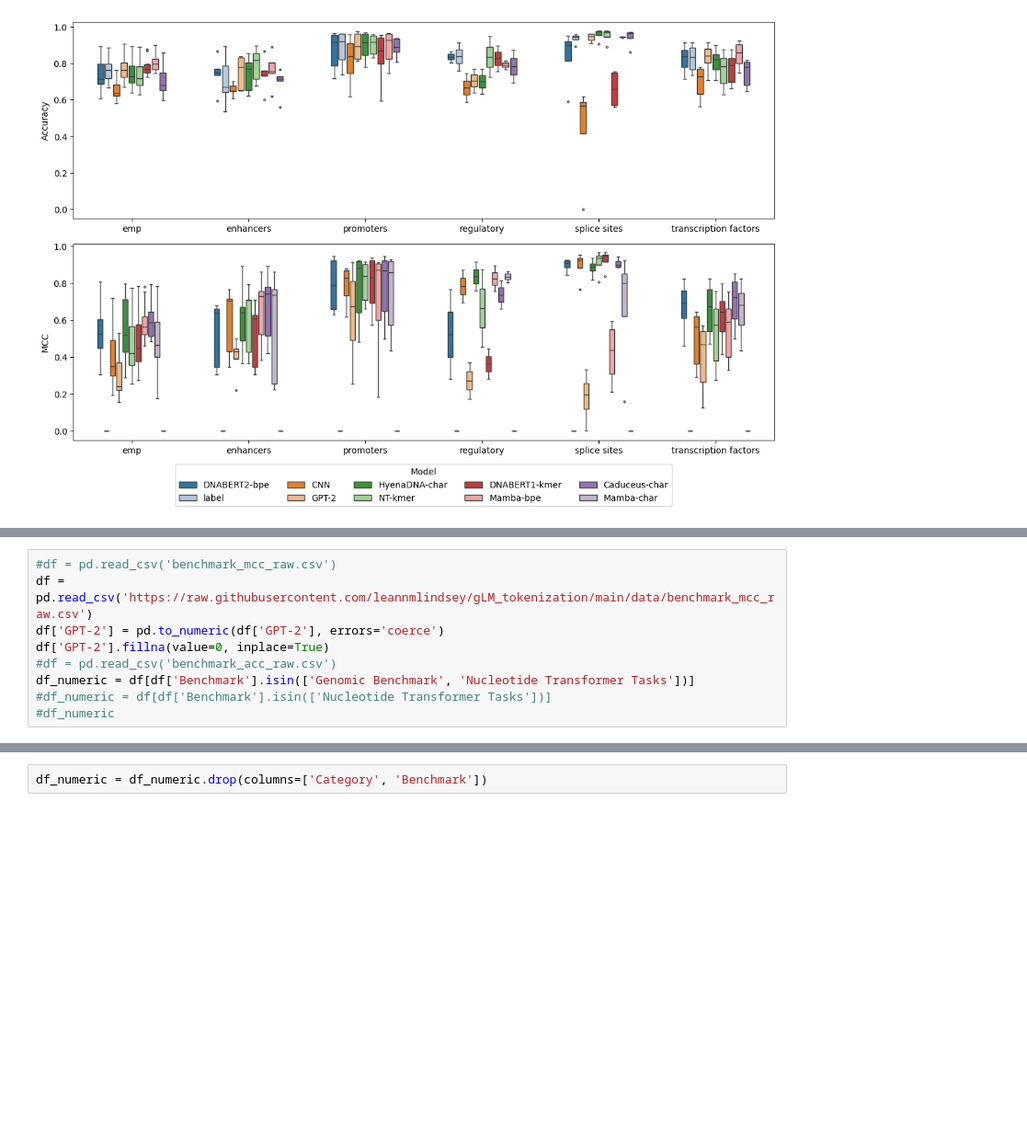
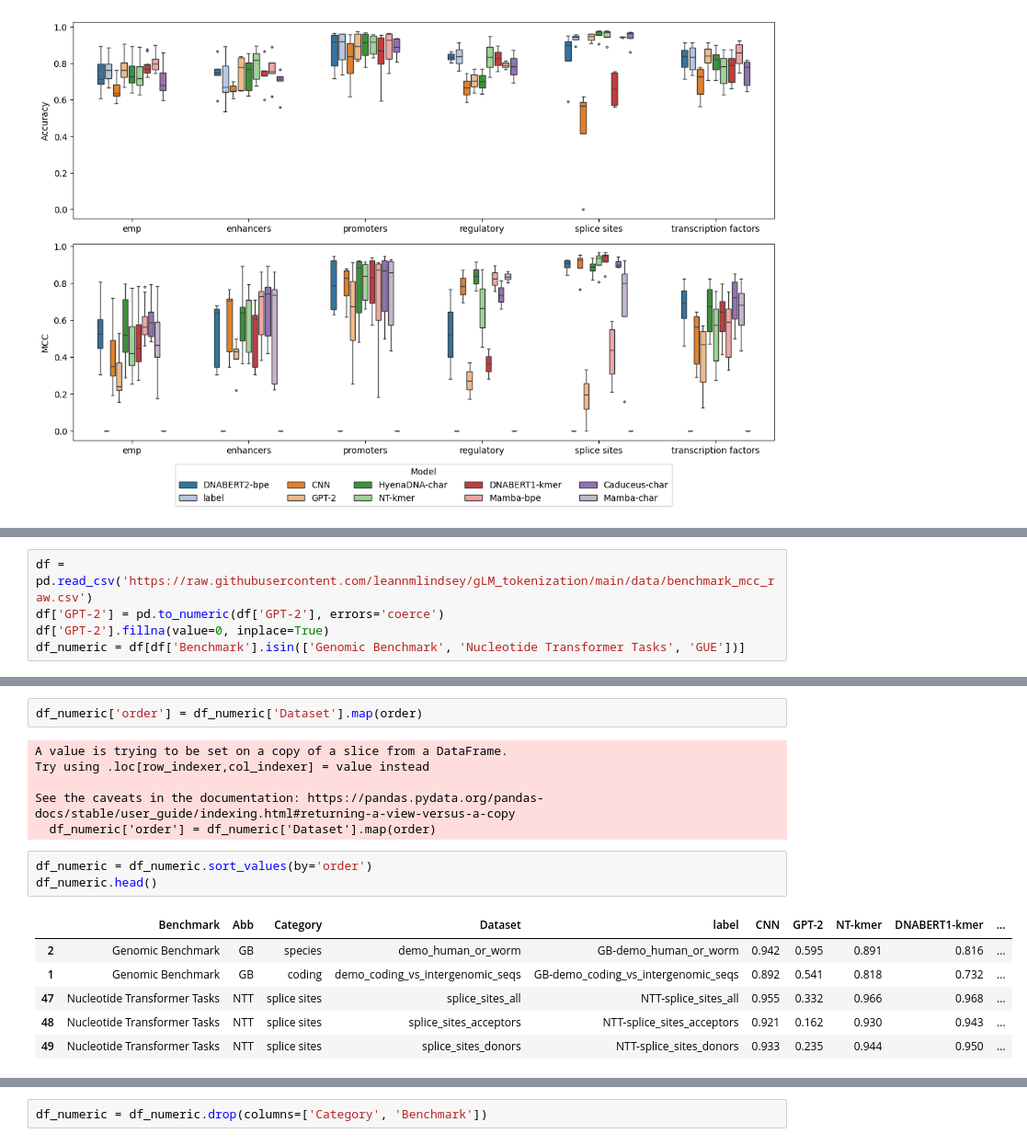
Before and after one commit to leannmlindsey/gLM_tokenization, a Jupyter notebook: TokenizationFINALFigures.ipynb, the cells around one changed output, grey strips where cells are left out. Shown at 92% size. Drawn from its saved outputs; the diff is of its cells as text; blank space fills up the shorter version.

```diff
--- a/TokenizationFINALFigures.ipynb
+++ b/TokenizationFINALFigures.ipynb
@@ -288,9 +288,5 @@ WARNING:matplotlib.backends.backend_ps:The PostScript backend does not support t
 # %%
-#df = pd.read_csv('benchmark_mcc_raw.csv')
 df = pd.read_csv('https://raw.githubusercontent.com/leannmlindsey/gLM_tokenization/main/data/benchmark_mcc_raw.csv')
 df['GPT-2'] = pd.to_numeric(df['GPT-2'], errors='coerce')
 df['GPT-2'].fillna(value=0, inplace=True)
-#df = pd.read_csv('benchmark_acc_raw.csv')
-df_numeric = df[df['Benchmark'].isin(['Genomic Benchmark', 'Nucleotide Transformer Tasks'])]
-#df_numeric = df[df['Benchmark'].isin(['Nucleotide Transformer Tasks'])]
-#df_numeric
+df_numeric = df[df['Benchmark'].isin(['Genomic Benchmark', 'Nucleotide Transformer Tasks', 'GUE'])]
@@ -297 +338,19 @@ df_numeric = df[df['Benchmark'].isin(['Genomic Benchmark', 'Nucleotide Transform
+# %%
+df_numeric['order'] = df_numeric['Dataset'].map(order)
+# %% [output]
+A value is trying to be set on a copy of a slice from a DataFrame.
+Try using .loc[row_indexer,col_indexer] = value instead
+
+See the caveats in the documentation: https://pandas.pydata.org/pandas-docs/stable/user_guide/indexing.html#returning-a-view-versus-a-copy
+  df_numeric['order'] = df_numeric['Dataset'].map(order)
+# %%
+df_numeric = df_numeric.sort_values(by='order')
+df_numeric.head()
+# %% [output]
+|  | Benchmark | Abb | Category | Dataset | label | CNN | GPT-2 | NT-kmer | DNABERT1-kmer | ... |
+| 2 | Genomic Benchmark | GB | species | demo_human_or_worm | GB-demo_human_or_worm | 0.942 | 0.595 | 0.891 | 0.816 | ... |
+| 1 | Genomic Benchmark | GB | coding | demo_coding_vs_intergenomic_seqs | GB-demo_coding_vs_intergenomic_seqs | 0.892 | 0.541 | 0.818 | 0.732 | ... |
+| 47 | Nucleotide Transformer Tasks | NTT | splice sites | splice_sites_all | NTT-splice_sites_all | 0.955 | 0.332 | 0.966 | 0.968 | ... |
+| 48 | Nucleotide Transformer Tasks | NTT | splice sites | splice_sites_acceptors | NTT-splice_sites_acceptors | 0.921 | 0.162 | 0.930 | 0.943 | ... |
+| 49 | Nucleotide Transformer Tasks | NTT | splice sites | splice_sites_donors | NTT-splice_sites_donors | 0.933 | 0.235 | 0.944 | 0.950 | ... |
 # %%
```
Also changed, not shown: parts of 55 cells of this notebook.
